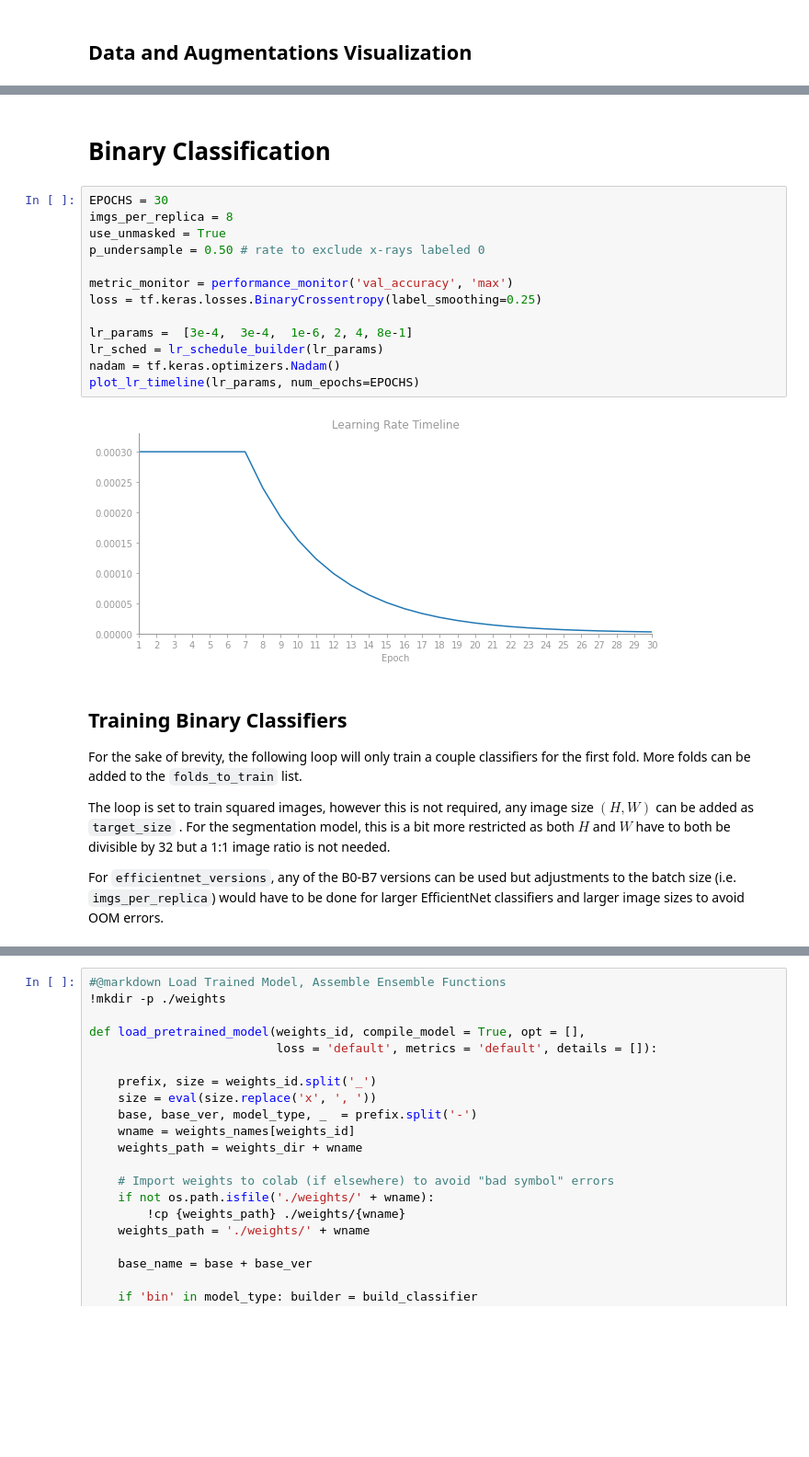
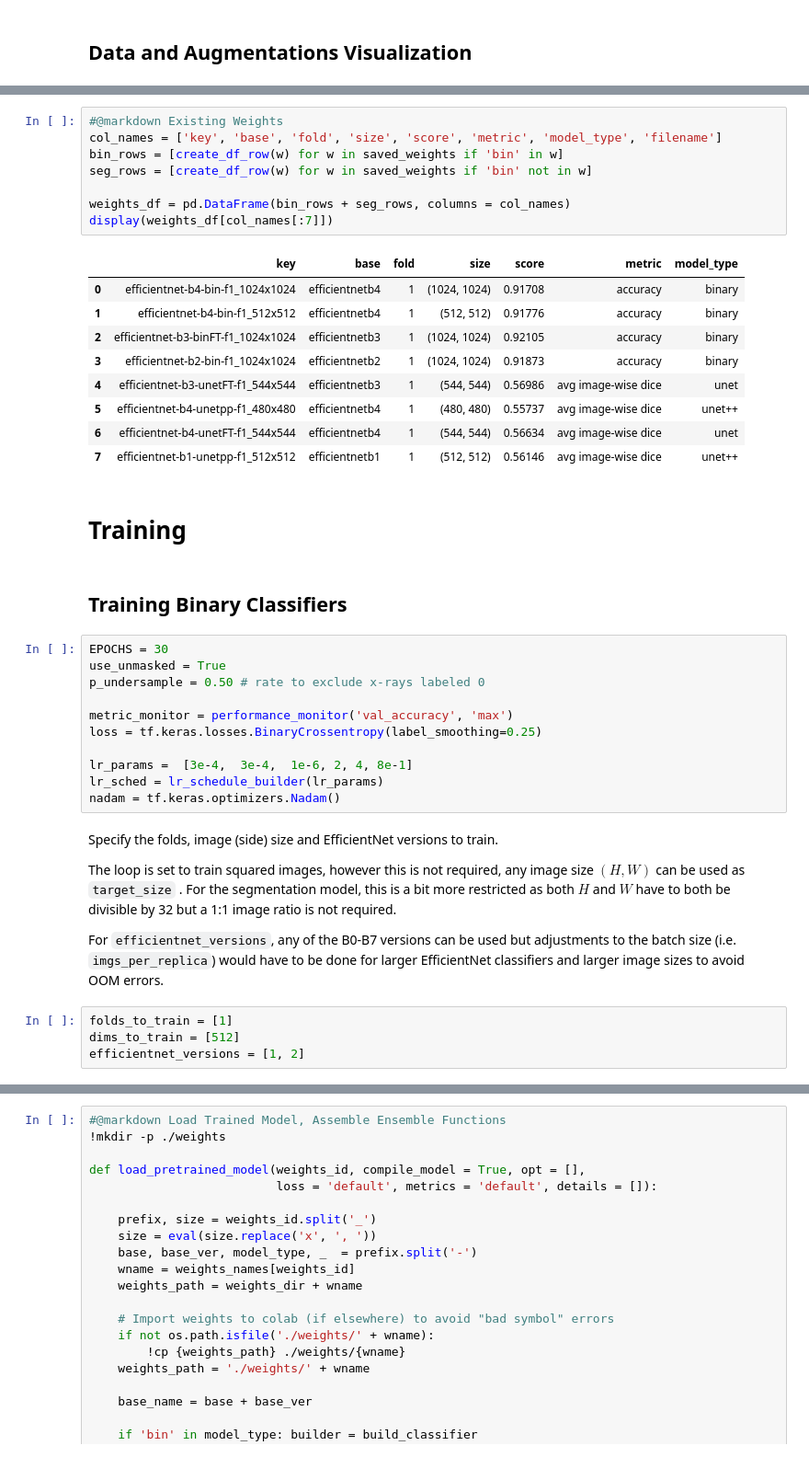
Before and after one commit to reyvaz/pneumothorax_detection, a Jupyter notebook: notebooks/pneumothorax_detection.ipynb, the cells around one changed output, grey strips where cells are left out. Shown at 92% size. Cells and saved outputs as stored; diff of their text form; blank space fills up the shorter version.

```diff
--- a/notebooks/pneumothorax_detection.ipynb
+++ b/notebooks/pneumothorax_detection.ipynb
@@ -432,11 +496,30 @@ def get_best_weights(df, n_per_fold = 5, sort_by_col = 'metric',
     try: idxs = [i[1] for i in m.index]
     except: idxs = [i for i in m.index]
     return df.loc[idxs].reset_index(drop=True)
+# %%
+#@markdown Existing Weights
+col_names = ['key', 'base', 'fold', 'size', 'score', 'metric', 'model_type', 'filename']
+bin_rows = [create_df_row(w) for w in saved_weights if 'bin' in w]
+seg_rows = [create_df_row(w) for w in saved_weights if 'bin' not in w]
+
+weights_df = pd.DataFrame(bin_rows + seg_rows, columns = col_names)
+display(weights_df[col_names[:7]])
+# %% [output]
+|  | key | base | fold | size | score | metric | model_type |
+| 0 | efficientnet-b4-bin-f1_1024x1024 | efficientnetb4 | 1 | (1024, 1024) | 0.91708 | accuracy | binary |
+| 1 | efficientnet-b4-bin-f1_512x512 | efficientnetb4 | 1 | (512, 512) | 0.91776 | accuracy | binary |
+| 2 | efficientnet-b3-binFT-f1_1024x1024 | efficientnetb3 | 1 | (1024, 1024) | 0.92105 | accuracy | binary |
+| 3 | efficientnet-b2-bin-f1_1024x1024 | efficientnetb2 | 1 | (1024, 1024) | 0.91873 | accuracy | binary |
+| 4 | efficientnet-b3-unetFT-f1_544x544 | efficientnetb3 | 1 | (544, 544) | 0.56986 | avg image-wise dice | unet |
+| 5 | efficientnet-b4-unetpp-f1_480x480 | efficientnetb4 | 1 | (480, 480) | 0.55737 | avg image-wise dice | unet++ |
+| 6 | efficientnet-b4-unetFT-f1_544x544 | efficientnetb4 | 1 | (544, 544) | 0.56634 | avg image-wise dice | unet |
+| 7 | efficientnet-b1-unetpp-f1_512x512 | efficientnetb1 | 1 | (512, 512) | 0.56146 | avg image-wise dice | unet++ |
+# %% [markdown]
+# Training
 # %% [markdown]
-# Binary Classification
+## Training Binary Classifiers
 # %%
 EPOCHS = 30
-imgs_per_replica = 8
 use_unmasked = True
 p_undersample = 0.50 # rate to exclude x-rays labeled 0
 
@@ -446,15 +529,14 @@ loss = tf.keras.losses.BinaryCrossentropy(label_smoothing=0.25)
 lr_params =  [3e-4,  3e-4,  1e-6, 2, 4, 8e-1]
 lr_sched = lr_schedule_builder(lr_params)
 nadam = tf.keras.optimizers.Nadam()
-plot_lr_timeline(lr_params, num_epochs=EPOCHS)
-# %% [output]
-[figure, removed]
 # %% [markdown]
-## Training Binary Classifiers
+Specify the folds, image (side) size and EfficientNet versions to train.
 
-For the sake of brevity, the following loop will only train a couple classifiers for the first fold. More folds can be added to the `folds_to_train` list.
-
-The loop is set to train squared images, however this is not required, any image size $(H, W)$ can be added as `target_size` . For the segmentation model, this is a bit more restricted as both $H$ and $W$ have to both be divisible by 32 but a 1:1 image ratio is not needed.
+The loop is set to train squared images, however this is not required, any image size $(H, W)$ can be used as `target_size` . For the segmentation model, this is a bit more restricted as both $H$ and $W$ have to both be divisible by 32 but a 1:1 image ratio is not required.
 
 For `efficientnet_versions`, any of the B0-B7 versions can be used but adjustments to the batch size (i.e. `imgs_per_replica`) would have to be done for larger EfficientNet classifiers and larger image sizes to avoid OOM errors.
+# %%
+folds_to_train = [1]
+dims_to_train = [512]
+efficientnet_versions = [1, 2]
 # %%
```
Also changed, not shown: parts of 91 cells of this notebook, 2 other files.
